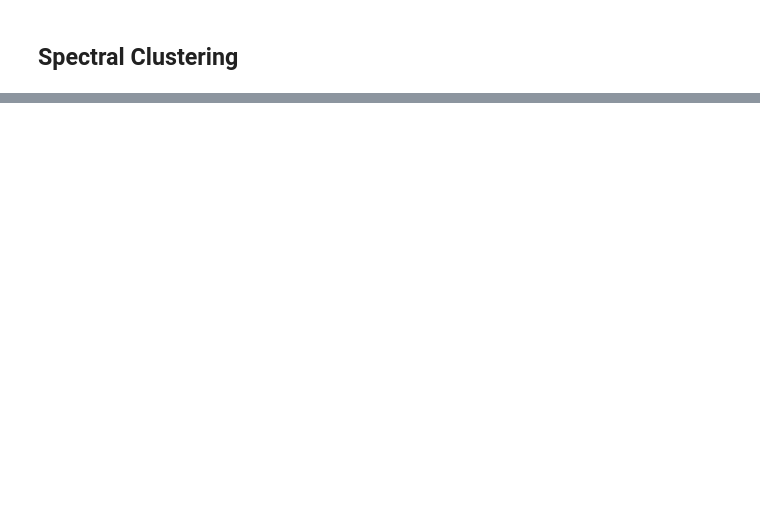
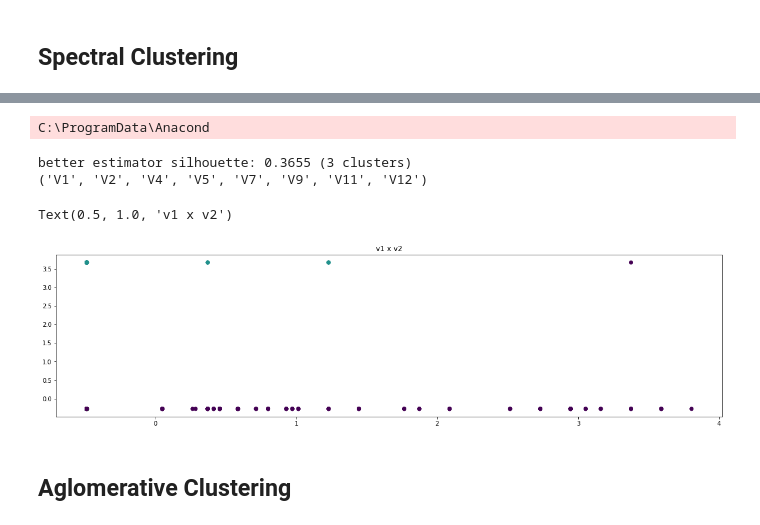
Before and after one commit to Pedro-Magalhaes/Teste, a Jupyter notebook: T2/T2_2.ipynb, the cells around one changed output, grey strips where cells are left out. Cells and saved outputs as stored; diff of their text form; code cells hidden in the pictures; blank space fills up the shorter version.

```diff
--- a/T2/T2_2.ipynb
+++ b/T2/T2_2.ipynb
@@ -316 +245,41 @@ ax3.set_title('v3 x v4')
+# %%
+#
+best_sil = -999
+
+data = dfData
+
+for k in range(2,4):
+    model = SpectralClustering(n_clusters=k, affinity='nearest_neighbors', assign_labels='kmeans')
+    for i in range(1,14):
+        for comb in combinations(atributos,i):
+            newDf = dfData.filter(comb,axis=1)  # copiando apenas os atributos que vamos usar
+            data = scale(newDf)
+            labels = model.fit_predict(data, 0)
+            data = scale(dfData)
+            sil = metrics.silhouette_score(data, model.labels_,
+                                               metric="euclidean")
+
+            if sil > best_sil:
+                bestEstimator = model
+                best_sil = sil
+                bestComb = comb
+                best_data = pd.DataFrame(data)
+
+
+
+print('better estimator silhouette: %0.4f (%d clusters)' % (best_sil, bestEstimator.n_clusters))
+print(bestComb)
+
+best_data['label'] = labels
+fig, (ax1) = plt.subplots(nrows=1, ncols=1, figsize=(20,5))
+ax1.scatter(best_data[0], best_data[1], c=best_data.label)
+ax1.set_title('v1 x v2')
+# %% [output]
+C:\ProgramData\Anacond
+better estimator silhouette: 0.3655 (3 clusters)
+('V1', 'V2', 'V4', 'V5', 'V7', 'V9', 'V11', 'V12')
+Text(0.5, 1.0, 'v1 x v2')
+[figure, added]
+# %% [markdown]
+## Aglomerative Clustering
 # %%
```
Also changed, not shown: parts of 5 cells of this notebook.
